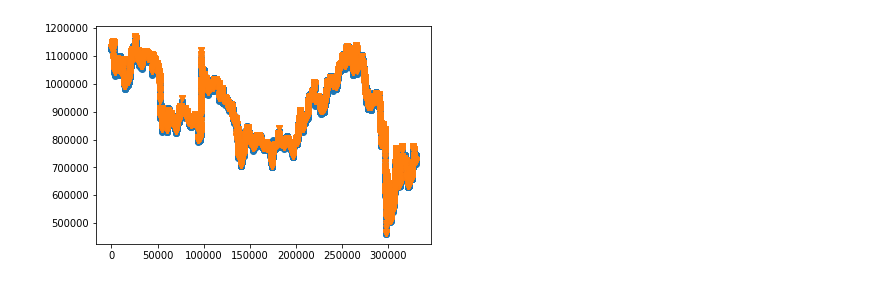
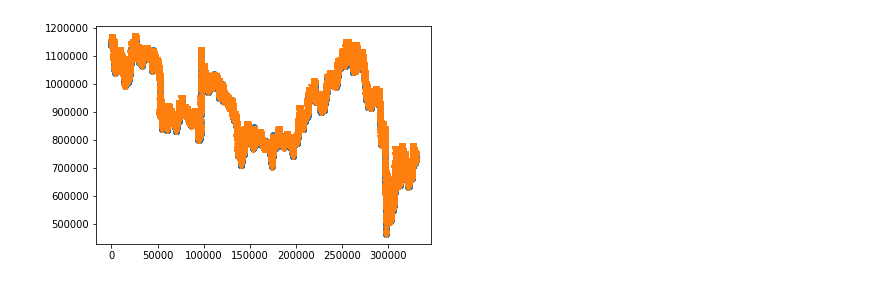
Before and after one commit to awesomest/mytrader, a Jupyter notebook: predict_bitcoin.ipynb, the cells around one changed output. Cells and saved outputs as stored; diff of their text form; code cells hidden in the pictures.

```diff
--- a/predict_bitcoin.ipynb
+++ b/predict_bitcoin.ipynb
@@ -17,11 +17,11 @@ def main():
     print('start: ' + str(dt.now().strftime("%Y/%m/%d %H:%M:%S")))
 
 
-    csv = pd.read_csv("datasets/train_v1.csv")
+    csv = pd.read_csv("datasets/train_v2.csv")
     b = bitcoin.BitcoinRegression()
     b.set_dataset(csv)
     b.set_train_test_dataset(0.8, 0.2)
-    b.load_model('models/model_v1.pickle')
+    b.load_model('models/model_v2.pickle')
     plot(b)
 
 
@@ -34 +34 @@ start: 2020/04/29 01:16:25
-[figure, old version]
+[figure, new version]
```
Also changed, not shown: parts of 1 cell of this notebook, 7 other files.
